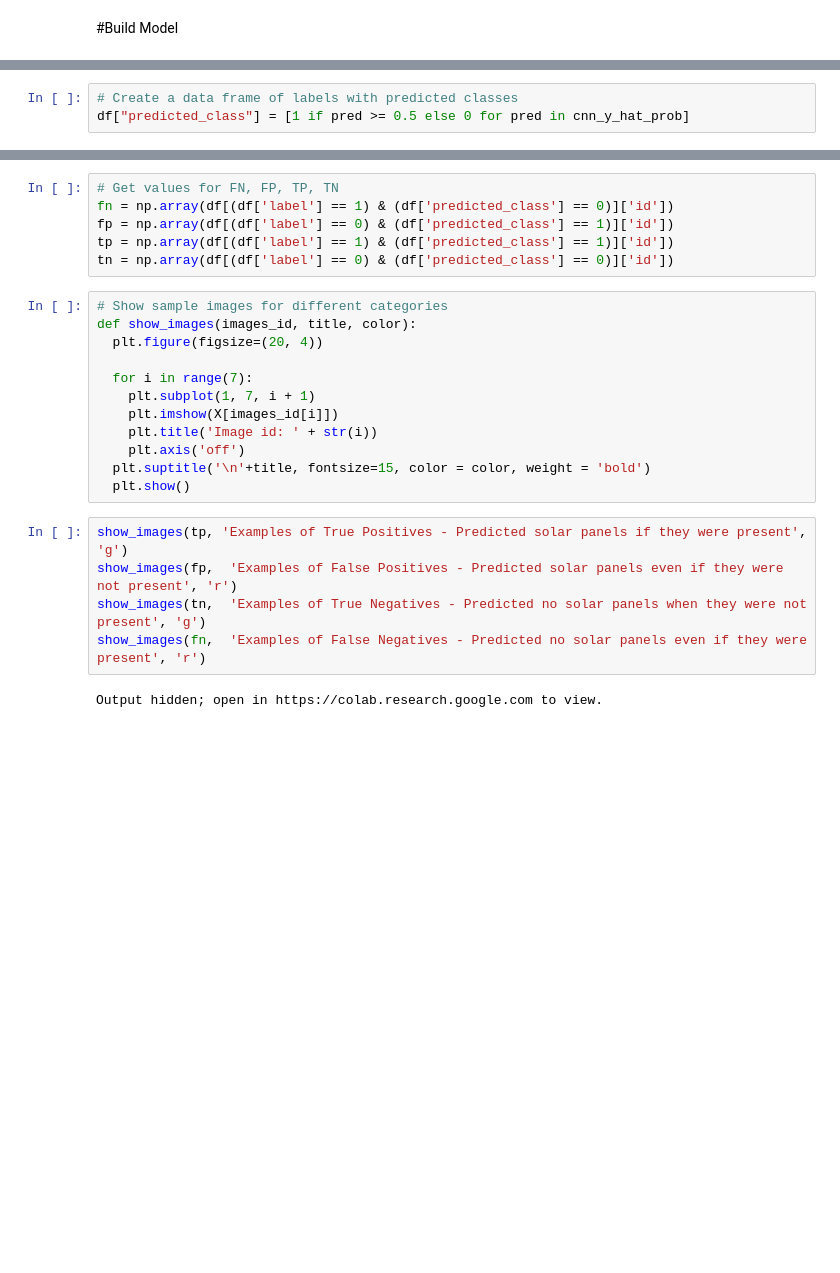
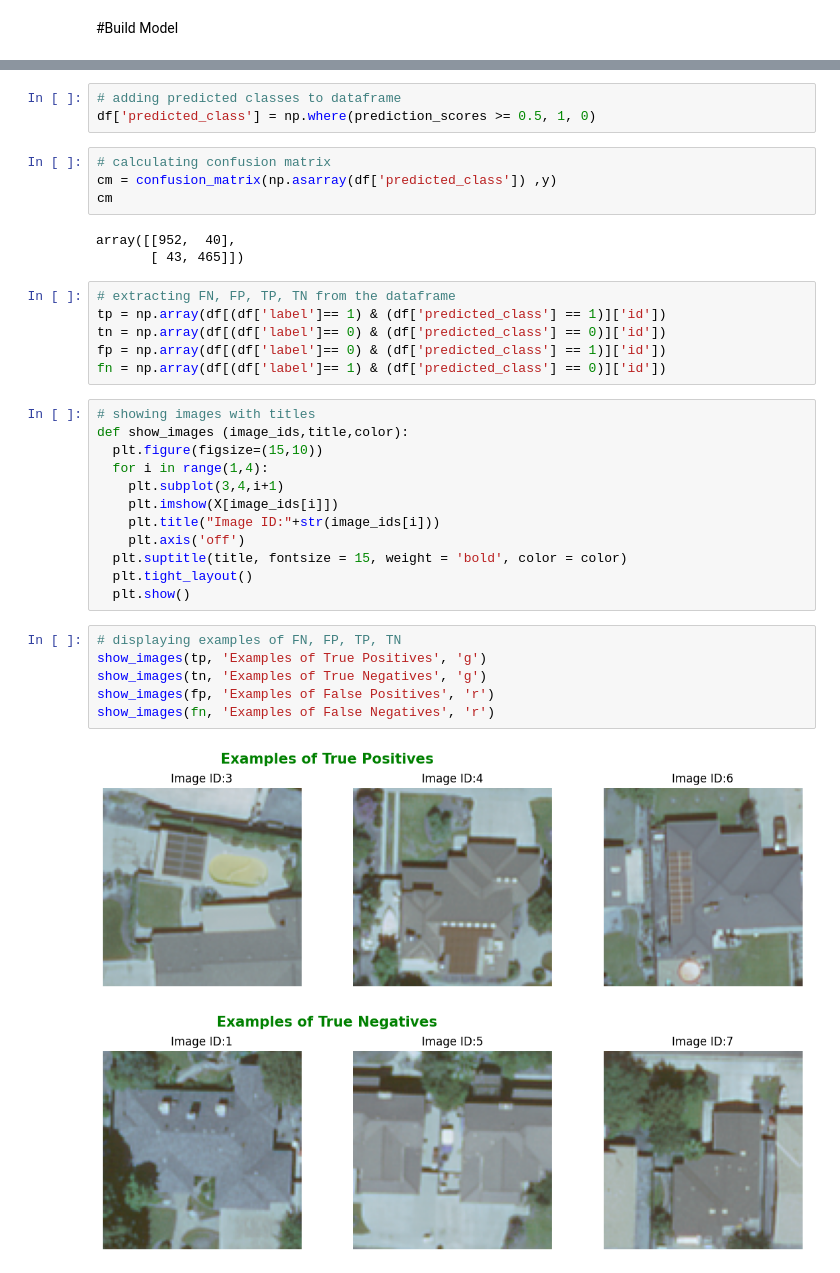
Before and after one commit to moatazsaad/Data_Science_Portfolio, a Jupyter notebook: Rooftop Solar Panel Detection/Rooftop Solar Panel Detection.ipynb, the cells around one changed output, grey strips where cells are left out. Cells and saved outputs as stored; diff of their text form; blank space fills up the shorter version.

```diff
--- a/Rooftop Solar Panel Detection/Rooftop Solar Panel Detection.ipynb
+++ b/Rooftop Solar Panel Detection/Rooftop Solar Panel Detection.ipynb
@@ -179,3 +164,0 @@ Epoch 10/10
-# %%
-# Create a data frame of labels with predicted classes
-df["predicted_class"] = [1 if pred >= 0.5 else 0 for pred in cnn_y_hat_prob]
@@ -191,25 +181,37 @@ df.head()
+# %%
+# adding predicted classes to dataframe
+df['predicted_class'] = np.where(prediction_scores >= 0.5, 1, 0)
+# %%
+# calculating confusion matrix
+cm = confusion_matrix(np.asarray(df['predicted_class']) ,y)
+cm
+# %% [output]
+array([[952,  40],
+       [ 43, 465]])
 # %%
-# Get values for FN, FP, TP, TN
-fn = np.array(df[(df['label'] == 1) & (df['predicted_class'] == 0)]['id'])
-fp = np.array(df[(df['label'] == 0) & (df['predicted_class'] == 1)]['id'])
-tp = np.array(df[(df['label'] == 1) & (df['predicted_class'] == 1)]['id'])
-tn = np.array(df[(df['label'] == 0) & (df['predicted_class'] == 0)]['id'])
+# extracting FN, FP, TP, TN from the dataframe
+tp = np.array(df[(df['label']== 1) & (df['predicted_class'] == 1)]['id'])
+tn = np.array(df[(df['label']== 0) & (df['predicted_class'] == 0)]['id'])
+fp = np.array(df[(df['label']== 0) & (df['predicted_class'] == 1)]['id'])
+fn = np.array(df[(df['label']== 1) & (df['predicted_class'] == 0)]['id'])
 # %%
-# Show sample images for different categories
-def show_images(images_id, title, color):
-  plt.figure(figsize=(20, 4))
-
-  for i in range(7):
-    plt.subplot(1, 7, i + 1)
-    plt.imshow(X[images_id[i]])
-    plt.title('Image id: ' + str(i))
+# showing images with titles
+def show_images (image_ids,title,color):
+  plt.figure(figsize=(15,10))
+  for i in range(1,4):
+    plt.subplot(3,4,i+1)
+    plt.imshow(X[image_ids[i]])
+    plt.title("Image ID:"+str(image_ids[i]))
     plt.axis('off')
-  plt.suptitle('\n'+title, fontsize=15, color = color, weight = 'bold')
+  plt.suptitle(title, fontsize = 15, weight = 'bold', color = color)
+  plt.tight_layout()
   plt.show()
-# %%
-show_images(tp, 'Examples of True Positives - Predicted solar panels if they were present', 'g')
-show_images(fp,  'Examples of False Positives - Predicted solar panels even if they were not present', 'r')
-show_images(tn,  'Examples of True Negatives - Predicted no solar panels when they were not present', 'g')
-show_images(fn,  'Examples of False Negatives - Predicted no solar panels even if they were present', 'r')
-# %% [output]
-Output hidden; open in https://colab.research.google.com to view.
+# %%
+# displaying examples of FN, FP, TP, TN
+show_images(tp, 'Examples of True Positives', 'g')
+show_images(tn, 'Examples of True Negatives', 'g')
+show_images(fp, 'Examples of False Positives', 'r')
+show_images(fn, 'Examples of False Negatives', 'r')
+# %% [output]
+[figure, added]
+[figure, added]
```
Also changed, not shown: parts of 27 cells of this notebook, 3 other files.
